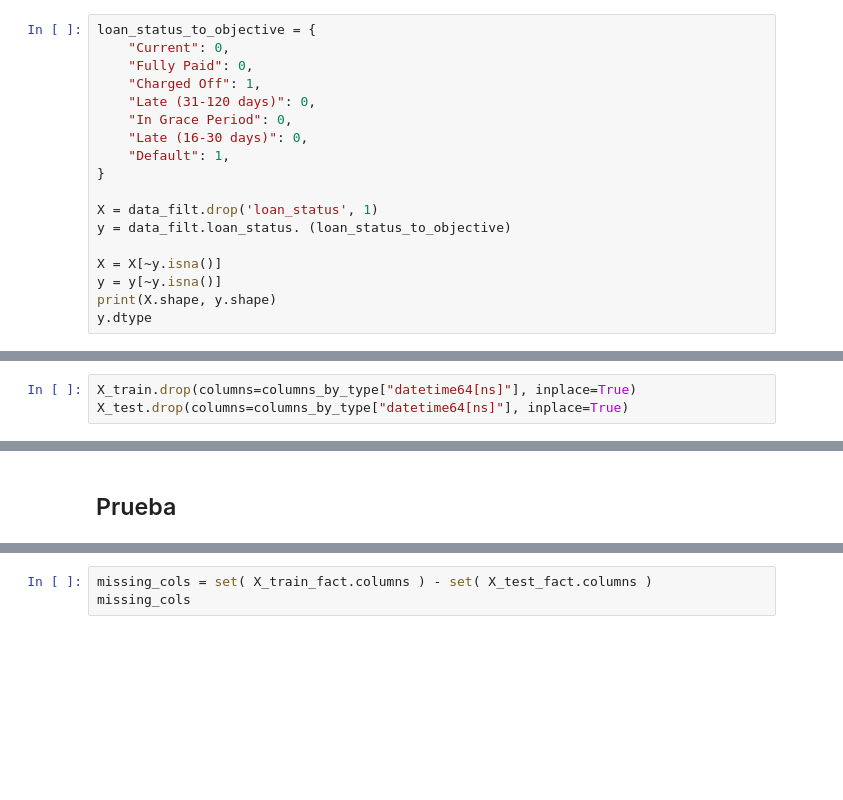
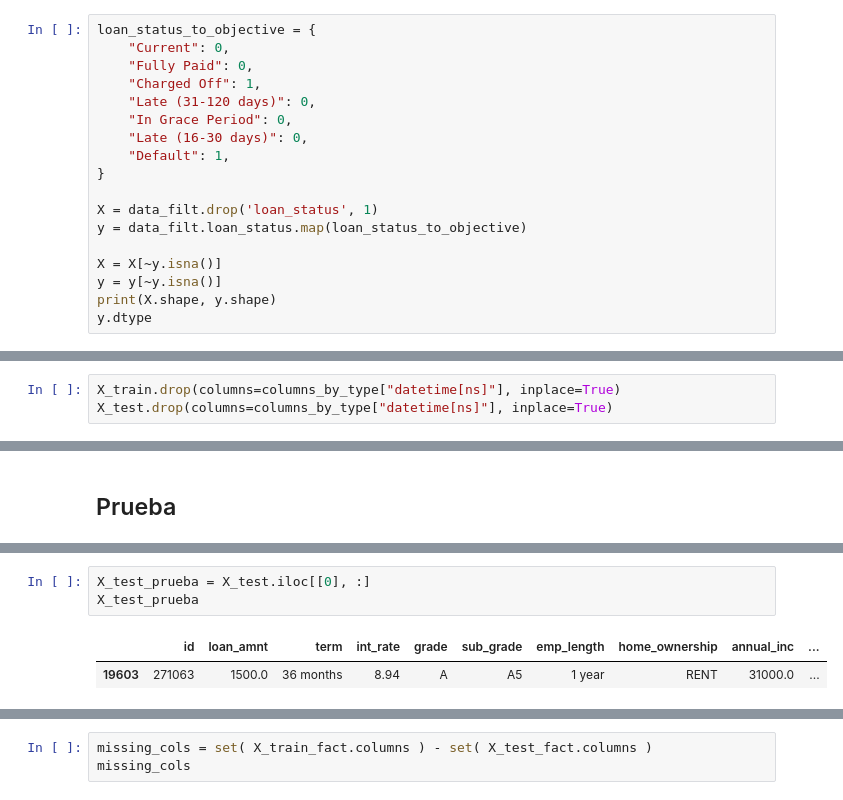
Before and after one commit to fjme95/python-para-la-ciencia-de-datos, a Jupyter notebook: Semana 1/LDA_Clasificación_de_default.ipynb, the cells around one changed output, grey strips where cells are left out. Saved outputs shown, nothing was run; the diff lists cells and outputs as text; blank space fills up the shorter version.

```diff
--- a/Semana 1/LDA_Clasificación_de_default.ipynb
+++ b/Semana 1/LDA_Clasificación_de_default.ipynb
@@ -96,7 +180,7 @@ loan_status_to_objective = {
 }
 
 X = data_filt.drop('loan_status', 1)
-y = data_filt.loan_status. (loan_status_to_objective)
+y = data_filt.loan_status.map(loan_status_to_objective)
 
 X = X[~y.isna()]
 y = y[~y.isna()]
@@ -187,6 +352,6 @@ for col in columns_by_type["datetime64[ns]"]:
 # %%
-X_train.drop(columns=columns_by_type["datetime64[ns]"], inplace=True)
-X_test.drop(columns=columns_by_type["datetime64[ns]"], inplace=True)
+X_train.drop(columns=columns_by_type["datetime[ns]"], inplace=True)
+X_test.drop(columns=columns_by_type["datetime[ns]"], inplace=True)
 # %% [markdown]
 ## Factores
 # %% [markdown]
@@ -304,3 +562,9 @@ X_test
+# %%
+X_test_prueba = X_test.iloc[[0], :]
+X_test_prueba
+# %% [output]
+|  | id | loan_amnt | term | int_rate | grade | sub_grade | emp_length | home_ownership | annual_inc | ... |
+| 19603 | 271063 | 1500.0 | 36 months | 8.94 | A | A5 | 1 year | RENT | 31000.0 | ... |
 # %%
 X_test_fact = pd.get_dummies(X_test, columns=columns_by_type['object']).fillna(99)
 X_test_fact
```
Also changed, not shown: parts of 28 cells of this notebook.
